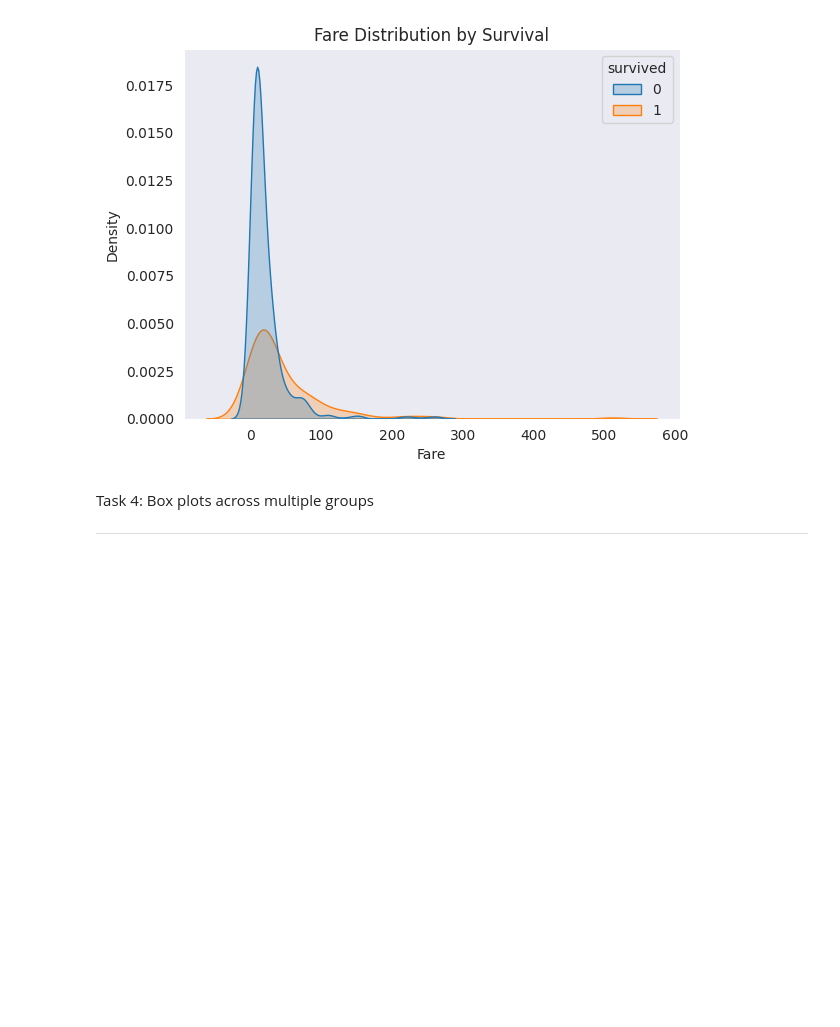
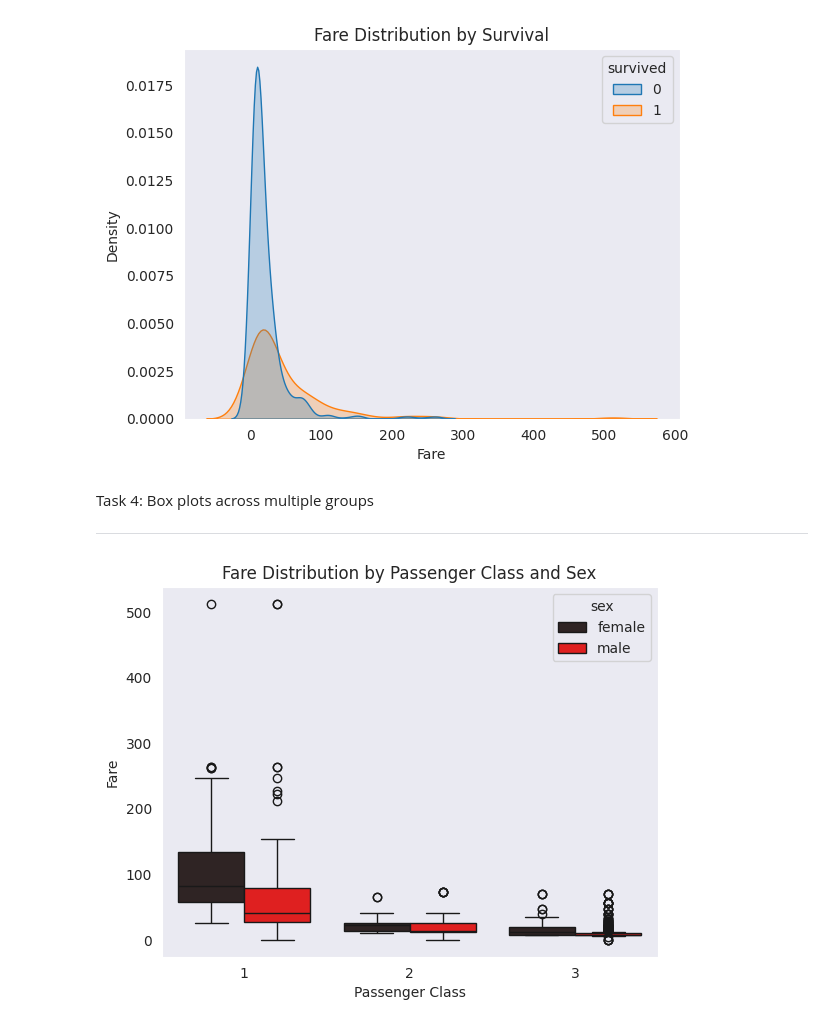
Before and after one commit to surafelmeharihaile-ai/Data110, a Jupyter notebook: week_5and6_surafel_haile.ipynb, the cells around one changed output. Cells and saved outputs as stored; diff of their text form; code cells hidden in the pictures; blank space fills up the shorter version.

```diff
--- a/week_5and6_surafel_haile.ipynb
+++ b/week_5and6_surafel_haile.ipynb
@@ -71,3 +71,11 @@ plt.show()
 Task 4: Box plots across multiple groups
 
 ---
+# %%
+sns.boxplot(data=titanic, x='pclass', y='fare', hue='sex',palette='dark:red')
+plt.title('Fare Distribution by Passenger Class and Sex')
+plt.xlabel('Passenger Class')
+plt.ylabel('Fare')
+plt.show()
+# %% [output]
+[figure, added]
```
Also changed, not shown: parts of 3 cells of this notebook.
